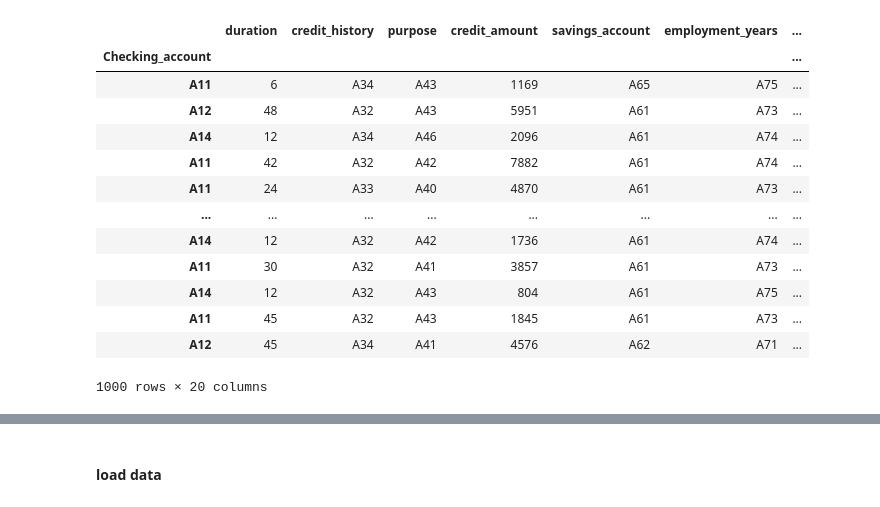
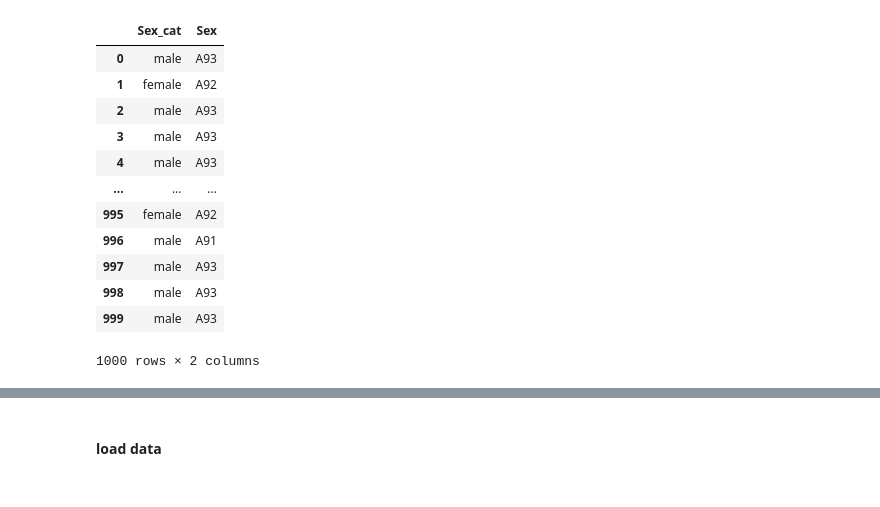
Before and after one commit to chuchugo/seai_i4, a Jupyter notebook: fair_evaluation.ipynb, the cells around one changed output, grey strips where cells are left out. Cells and saved outputs as stored; diff of their text form; code cells hidden in the pictures.

```diff
--- a/fair_evaluation.ipynb
+++ b/fair_evaluation.ipynb
@@ -10,26 +7,26 @@ df_credit = pd.read_csv("german_credit_data.csv",index_col=0)
 # %%
-df_credit = pd.read_csv("german.csv",index_col=0)
+#Importing the data
+df_credit = pd.read_csv("german.csv")
 
 def convertSex(age_cat):
     if age_cat == 'A91' or age_cat =="A94" or age_cat =='A93':
         return 'male'
     else:
         return'female'
 
-df_credit['Sex'] = df_credit['Sex'].apply(convertSex)
-df_credit
+df_credit['Sex_cat'] = df_credit['Sex'].apply(convertSex)
+df_credit.loc[:,['Sex_cat','Sex']]
 # %% [output]
-|  | duration | credit_history | purpose | credit_amount | savings_account | employment_years | ... |
-| Checking_account |  |  |  |  |  |  | ... |
-| A11 | 6 | A34 | A43 | 1169 | A65 | A75 | ... |
-| A12 | 48 | A32 | A43 | 5951 | A61 | A73 | ... |
-| A14 | 12 | A34 | A46 | 2096 | A61 | A74 | ... |
-| A11 | 42 | A32 | A42 | 7882 | A61 | A74 | ... |
-| A11 | 24 | A33 | A40 | 4870 | A61 | A73 | ... |
-| ... | ... | ... | ... | ... | ... | ... | ... |
-| A14 | 12 | A32 | A42 | 1736 | A61 | A74 | ... |
-| A11 | 30 | A32 | A41 | 3857 | A61 | A73 | ... |
-| A14 | 12 | A32 | A43 | 804 | A61 | A75 | ... |
-| A11 | 45 | A32 | A43 | 1845 | A61 | A73 | ... |
-| A12 | 45 | A34 | A41 | 4576 | A62 | A71 | ... |
+|  | Sex_cat | Sex |
+| 0 | male | A93 |
+| 1 | female | A92 |
+| 2 | male | A93 |
+| 3 | male | A93 |
+| 4 | male | A93 |
+| ... | ... | ... |
+| 995 | female | A92 |
+| 996 | male | A91 |
+| 997 | male | A93 |
+| 998 | male | A93 |
+| 999 | male | A93 |
-1000 rows × 20 columns
+1000 rows × 2 columns
```
Also changed, not shown: parts of 18 cells of this notebook, 3 other files.
